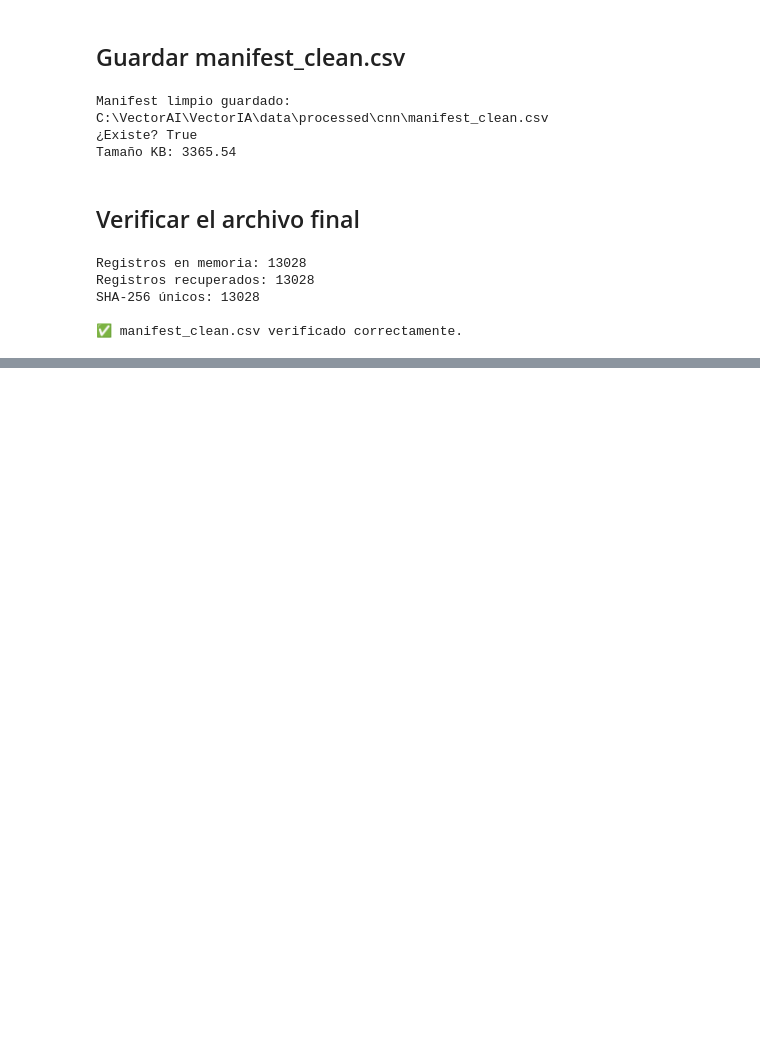
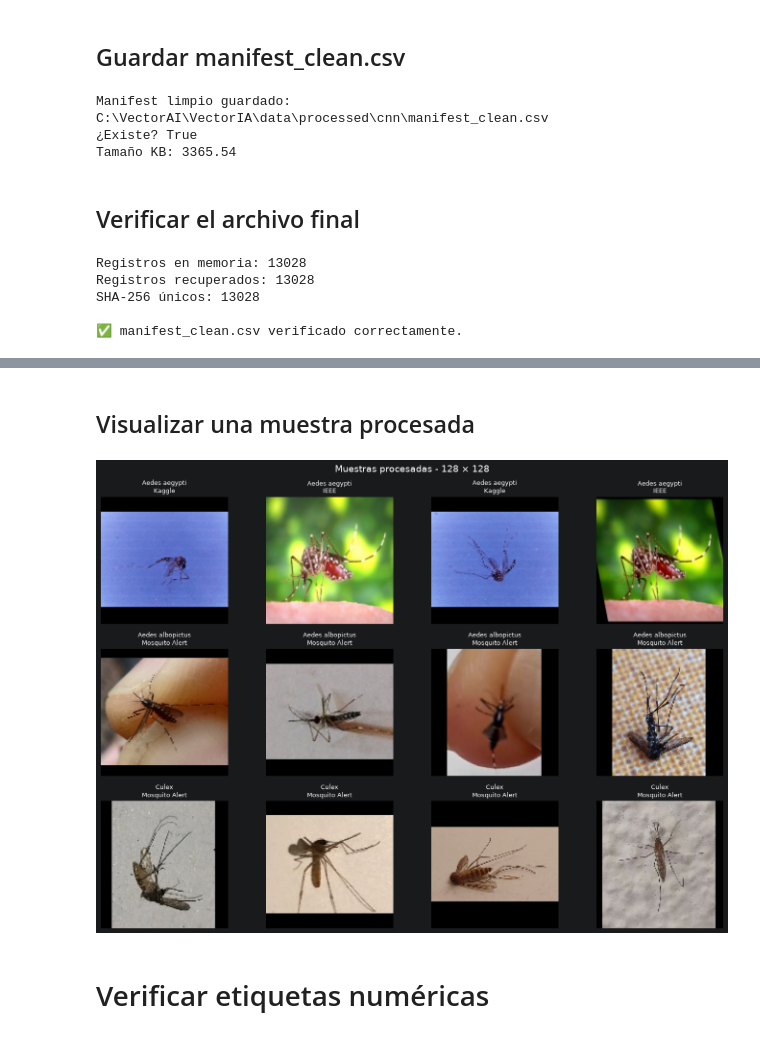
Before and after one commit to andreyac1397/VectorIA, a Jupyter notebook: notebooks/CNN_MosquitosModelo.ipynb, the cells around one changed output, grey strips where cells are left out. Saved outputs shown, nothing was run; the diff lists cells and outputs as text; code cells hidden in the pictures; blank space fills up the shorter version.

```diff
--- a/notebooks/CNN_MosquitosModelo.ipynb
+++ b/notebooks/CNN_MosquitosModelo.ipynb
@@ -2817,0 +4805,74 @@ SHA-256 únicos: 13028
+# %% [markdown]
+## Visualizar una muestra procesada
+# %%
+fig, axes = plt.subplots(
+    3,
+    4,
+    figsize=(14, 10)
+)
+
+for fila_ax, clase in enumerate(CLASES):
+
+    candidatos = (
+        df_train[
+            df_train["class_name"]
+            == clase
+        ]
+        .sample(
+            n=min(
+                4,
+                len(
+                    df_train[
+                        df_train[
+                            "class_name"
+                        ] == clase
+                    ]
+                )
+            ),
+            random_state=SEED
+        )
+    )
+
+    for columna_ax, (_, fila) in enumerate(
+        candidatos.iterrows()
+    ):
+
+        ax = axes[
+            fila_ax,
+            columna_ax
+        ]
+
+        imagen = preparar_imagen_fila(
+            fila,
+            aplicar_bbox=True
+        )
+
+        imagen_plot = np.clip(
+            imagen.numpy(),
+            0,
+            255
+        ).astype(np.uint8)
+
+        ax.imshow(
+            imagen_plot
+        )
+
+        ax.set_title(
+            f"{clase}\n"
+            f"{fila['source_dataset']}",
+            fontsize=9
+        )
+
+        ax.axis("off")
+
+plt.suptitle(
+    "Muestras procesadas - 128 × 128",
+    fontsize=14
+)
+
+plt.tight_layout()
+plt.show()
+# %% [output]
+[figure, added]
+# %% [markdown]
+# Verificar etiquetas numéricas
```
Also changed, not shown: parts of 75 cells of this notebook.
